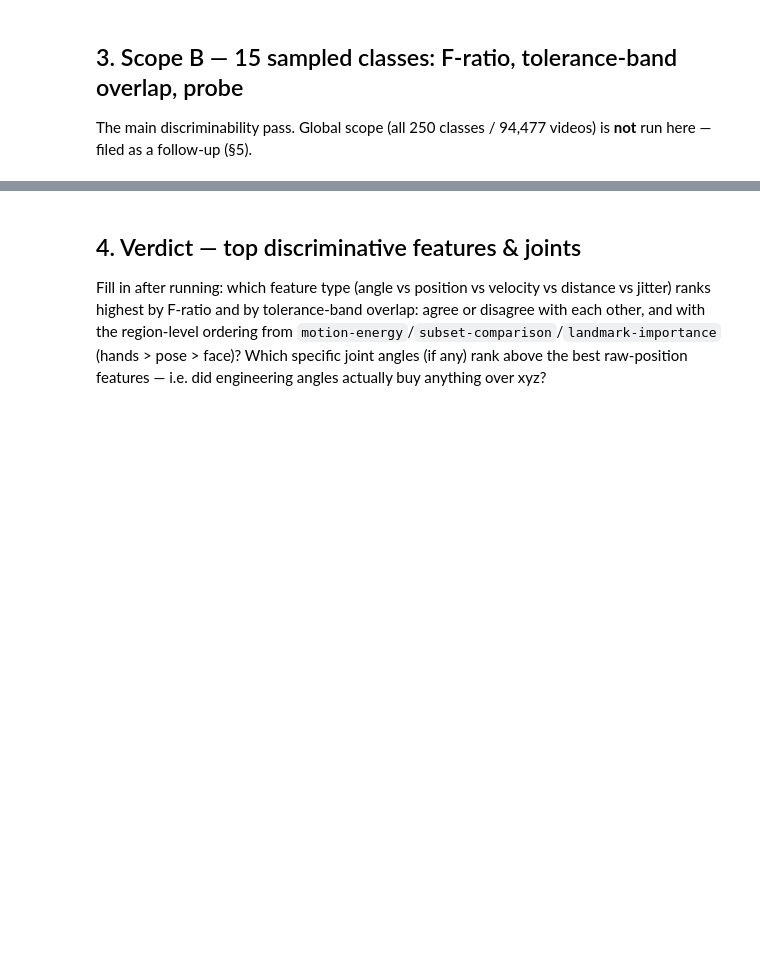
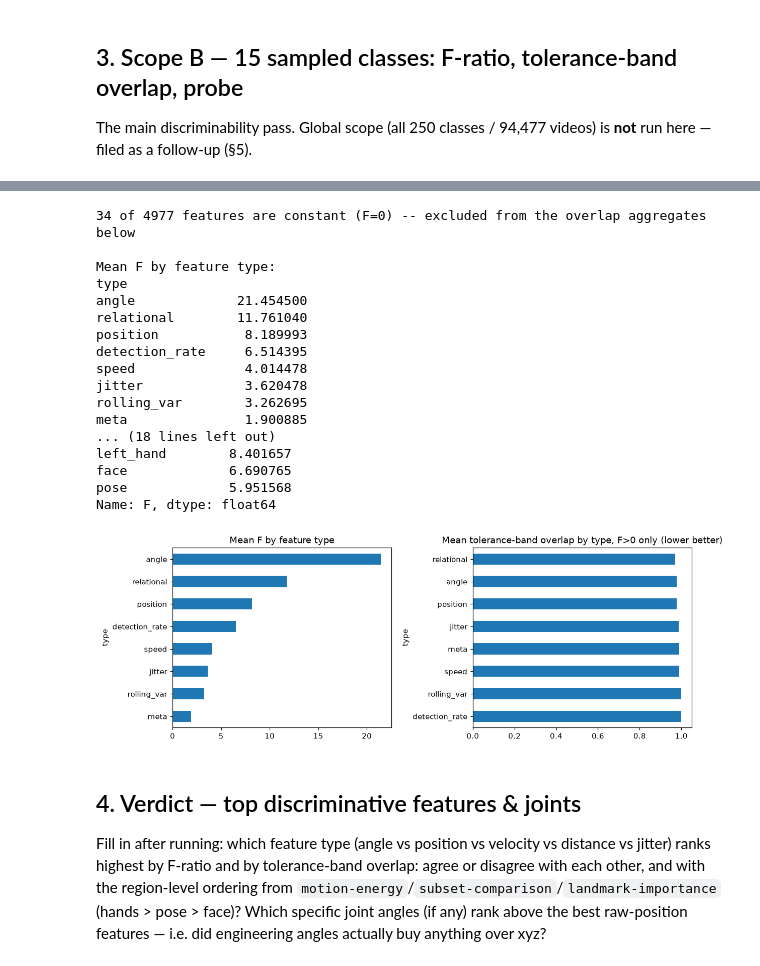
Before and after one commit to onecod3r/thesis, a Jupyter notebook: experiments/recognition/gislr.0.dataset.feature-discriminability.ipynb, the cells around one changed output, grey strips where cells are left out. Drawn from its saved outputs; the diff is of its cells as text; code cells hidden in the pictures; blank space fills up the shorter version.

```diff
--- a/experiments/recognition/gislr.0.dataset.feature-discriminability.ipynb
+++ b/experiments/recognition/gislr.0.dataset.feature-discriminability.ipynb
@@ -317,37 +369,65 @@ def feature_type(name: str) -> str:
     if "_detection_rate" in name:
         return "detection_rate"
     if "_speed_" in name:
         return "speed"
     if name in ("n_frames", "valid_frame_frac"):
         return "meta"
     return "position"
 
 
 def feature_region(name: str) -> str:
     for region in ("face", "left_hand", "pose", "right_hand"):
         if name.startswith(f"{region}_") or f"_{region}_" in name:
             return region
     return "cross-region"  # angles/relational span two regions (e.g. arm, inter-hand)
 
 
 ranked["type"] = ranked["feature"].map(feature_type)
 ranked["region"] = ranked["feature"].map(feature_region)
 
+# Same gate as the Scope B scoring cell: a constant, never-detected landmark
+# (F == 0, trivially zero-width band) would otherwise drag a whole type's or
+# region's mean_overlap down without carrying any real class information --
+# 34 of 4977 features here (33 detection_rate + 1 meta) are exactly constant.
+# F is left ungated (a type average of F is not fooled the same way).
+ranked_informative = ranked[ranked["F"] > 0]
+print(f"{len(ranked) - len(ranked_informative)} of {len(ranked)} features are constant "
+      f"(F=0) -- excluded from the overlap aggregates below")
+print()
 print("Mean F by feature type:")
 print(ranked.groupby("type")["F"].mean().sort_values(ascending=False))
 print()
-print("Mean tolerance-band overlap by feature type (lower = better):")
-print(ranked.groupby("type")["mean_overlap"].mean().sort_values())
+print("Mean tolerance-band overlap by feature type, F>0 only (lower = better):")
+print(ranked_informative.groupby("type")["mean_overlap"].mean().sort_values())
 print()
 print("Mean F by region:")
 print(ranked.groupby("region")["F"].mean().sort_values(ascending=False))
 
 fig, axes = plt.subplots(1, 2, figsize=(11, 4))
 ranked.groupby("type")["F"].mean().sort_values().plot.barh(ax=axes[0], title="Mean F by feature type")
-ranked.groupby("type")["mean_overlap"].mean().sort_values(ascending=False).plot.barh(
-    ax=axes[1], title="Mean tolerance-band overlap by type (lower better)")
+ranked_informative.groupby("type")["mean_overlap"].mean().sort_values(ascending=False).plot.barh(
+    ax=axes[1], title="Mean tolerance-band overlap by type, F>0 only (lower better)")
 plt.tight_layout()
 plt.show()
+# %% [output]
+34 of 4977 features are constant (F=0) -- excluded from the overlap aggregates below
+
+Mean F by feature type:
+type
+angle             21.454500
+relational        11.761040
+position           8.189993
+detection_rate     6.514395
+speed              4.014478
+jitter             3.620478
+rolling_var        3.262695
+meta               1.900885
+... (18 lines left out)
+left_hand        8.401657
+face             6.690765
+pose             5.951568
+Name: F, dtype: float64
+[figure, added]
 # %% [markdown]
 ## 4. Verdict — top discriminative features & joints
 
```
Also changed, not shown: parts of 7 cells of this notebook, 6 other files.
